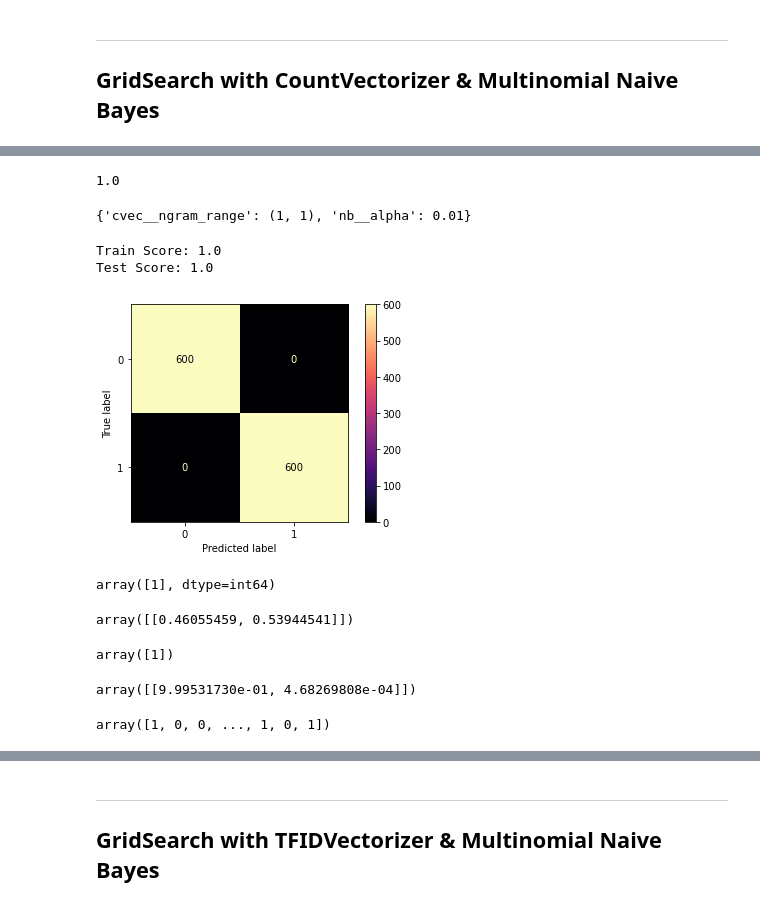
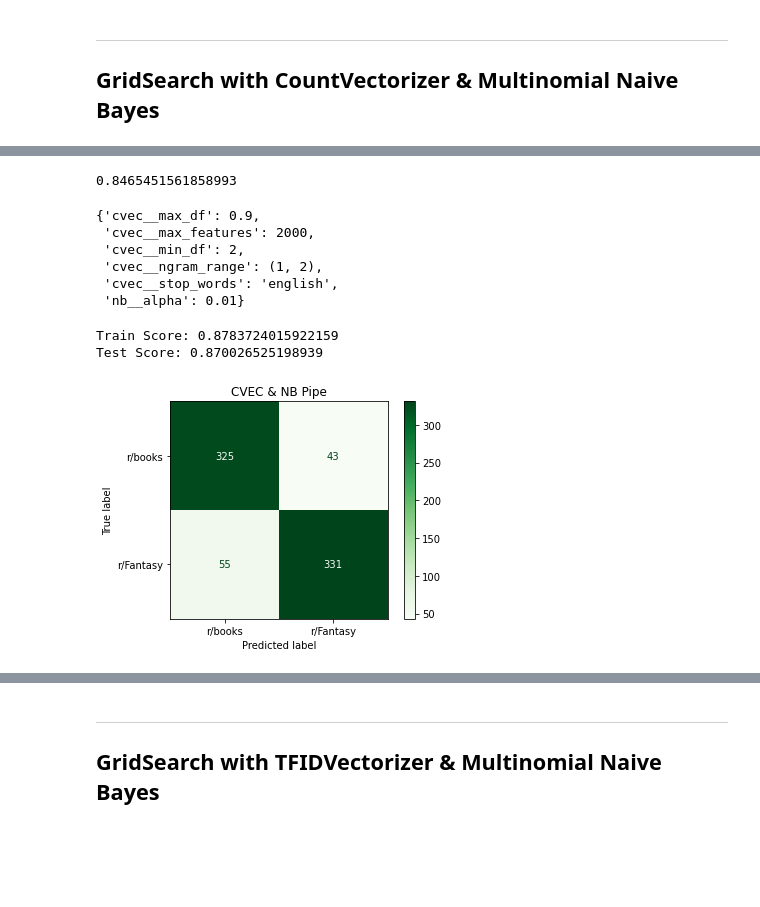
Before and after one commit to sbhewitt/NLP_Classification_Project, a Jupyter notebook: 02_Book_Preprocessing_Modeling.ipynb, the cells around one changed output, grey strips where cells are left out. Drawn from its saved outputs; the diff is of its cells as text; code cells hidden in the pictures; blank space fills up the shorter version.

```diff
--- a/02_Book_Preprocessing_Modeling.ipynb
+++ b/02_Book_Preprocessing_Modeling.ipynb
@@ -90,0 +59,7 @@ books_data
+# %%
+import nltk
+stopwords = nltk.corpus.stopwords.words('english')
+new_words=('book', 'books', 'cuckholdry')
+for i in new_words:
+    stopwords.append(i)
+print(stopwords)
@@ -268,13 +313,10 @@ pipe = Pipeline([
 # %%
-# Hyperparameters:
-# Maximum number of features fit: 2000, 3000
-# Checks (individual tokens) and also checks (individual tokens and bigrams).
-
 pipe_params = {
-    #'cvec__max_features': [2_000, 3_000], # max num of features
-    #'cvec__min_df': [2, 3], # min num of documents needed in percentage
-    #'cvec__max_df': [.9, .95], # max num of documents needed in percentage
-    'cvec__ngram_range': [(1, 1), (1, 2), (2,2)],
+    'cvec__max_features': [2_000, 3_000], # max num of features
+    'cvec__min_df': [2, 3], # min num of documents needed in percentage
+    'cvec__max_df': [.9, .95], # max num of documents needed in percentage
+    'cvec__ngram_range': [(1, 1), (1, 2)], # individual and bigrams
+    'cvec__stop_words': ['english', stopwords],
     'nb__alpha': [0.01, 0.1, 0.5, 1]
 }
 # %%
@@ -292,46 +347,34 @@ GridSearchCV(cv=5,
 # %%
 gs.best_score_
 # %% [output]
-1.0
+0.8465451561858993
 # %%
 gs.best_params_
 # %% [output]
-{'cvec__ngram_range': (1, 1), 'nb__alpha': 0.01}
+{'cvec__max_df': 0.9,
+ 'cvec__max_features': 2000,
+ 'cvec__min_df': 2,
+ 'cvec__ngram_range': (1, 2),
+ 'cvec__stop_words': 'english',
+ 'nb__alpha': 0.01}
 # %%
 print(f'Train Score: {gs.score(X_train, y_train)}')
-print(f'Test Score: {gs.score(X_train, y_train)}')
+print(f'Test Score: {gs.score(X_test, y_test)}')
 # %% [output]
-Train Score: 1.0
-Test Score: 1.0
+Train Score: 0.8783724015922159
+Test Score: 0.870026525198939
 # %%
 preds = gs.predict(X_test)
 
 tn, fp, fn, tp = confusion_matrix(y_test, preds).ravel()
 # %%
 # confusion matrix
-plot_confusion_matrix(gs, X_test, y_test, cmap='magma', values_format='d');
+plot_confusion_matrix(gs, X_test, y_test, cmap='Greens', display_labels = ['r/books', 'r/Fantasy'])
+plt.title('CVEC & NB Pipe');
 # %% [output]
-[figure, old version]
+[figure, new version]
-# %%
-gs.predict(['Lord of the Rings Hobbit'])
-# %% [output]
-array([1], dtype=int64)
-# %%
-gs.predict_proba(['Lord of the Rings Hobbit'])
-# %% [output]
-array([[0.46055459, 0.53944541]])
-# %%
-(gs.predict_proba(['Lord of the Rings Hobbit'])[:,1]>=0.4).astype(int) # manually adjust threshold
-# %% [output]
-array([1])
-# %%
-gs.predict_proba(['future book canonical'])
-# %% [output]
-array([[9.99531730e-01, 4.68269808e-04]])
 # %%
-(gs.predict_proba(X_test)[:,1]>=0.6).astype(int)
+#(gs.predict_proba(X_test)[:,1]>=0.6).astype(int)
-# %% [output]
-array([1, 0, 0, ..., 1, 0, 1])
 # %%
 #pred_proba = (gs.predict_proba(X_test)[:,1]>=0.6).astype(int)
 pred_proba = gs.predict_proba(X_test)
```
Also changed, not shown: parts of 57 cells of this notebook, 7 other files.
